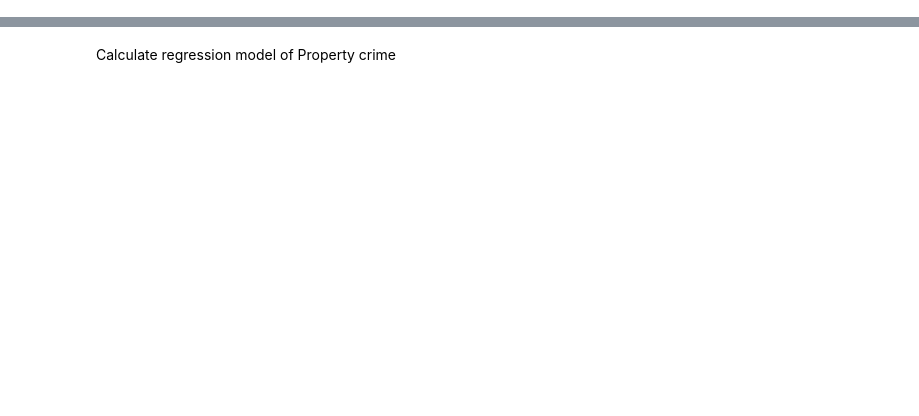
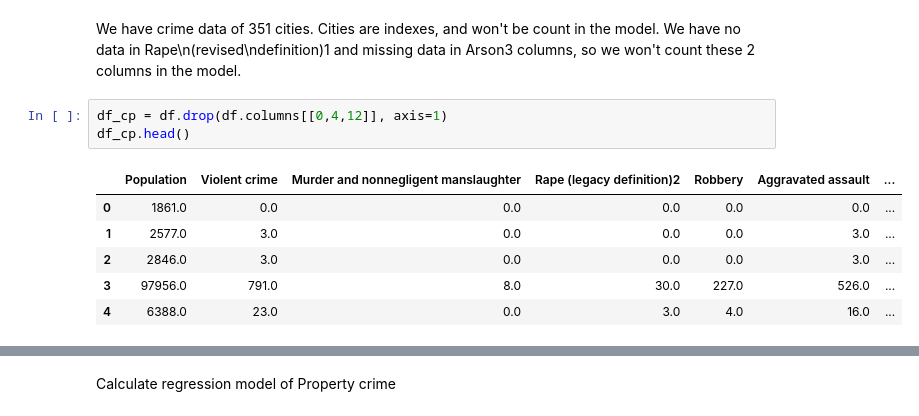
Before and after one commit to ducdan/Machine-Learning-Course, a Jupyter notebook: Users/thnguyen/FBI/fbi.ipynb, the cells around one changed output, grey strips where cells are left out. Drawn from its saved outputs; the diff is of its cells as text; blank space fills up the shorter version.

```diff
--- a/Users/thnguyen/FBI/fbi.ipynb
+++ b/Users/thnguyen/FBI/fbi.ipynb
@@ -47,0 +57,12 @@ array(['City', 'Population', 'Violent\ncrime',
+# %% [markdown]
+We have crime data of 351 cities. Cities are indexes, and won't be count in the model. We have no data in Rape\n(revised\ndefinition)1 and missing data in Arson3 columns, so we won't count these 2 columns in the model.
+# %%
+df_cp = df.drop(df.columns[[0,4,12]], axis=1)
+df_cp.head()
+# %% [output]
+|  | Population | Violent crime | Murder and nonnegligent manslaughter | Rape (legacy definition)2 | Robbery | Aggravated assault | ... |
+| 0 | 1861.0 | 0.0 | 0.0 | 0.0 | 0.0 | 0.0 | ... |
+| 1 | 2577.0 | 3.0 | 0.0 | 0.0 | 0.0 | 3.0 | ... |
+| 2 | 2846.0 | 3.0 | 0.0 | 0.0 | 0.0 | 3.0 | ... |
+| 3 | 97956.0 | 791.0 | 8.0 | 30.0 | 227.0 | 526.0 | ... |
+| 4 | 6388.0 | 23.0 | 0.0 | 3.0 | 4.0 | 16.0 | ... |
```
Also changed, not shown: parts of 24 cells of this notebook.
